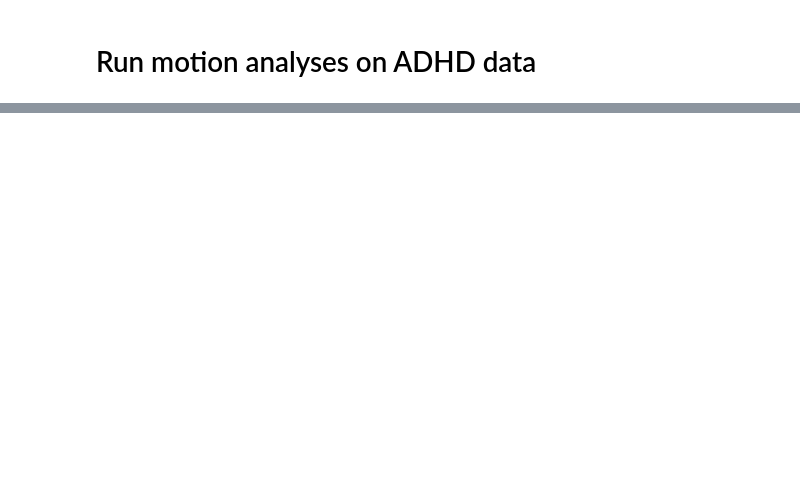
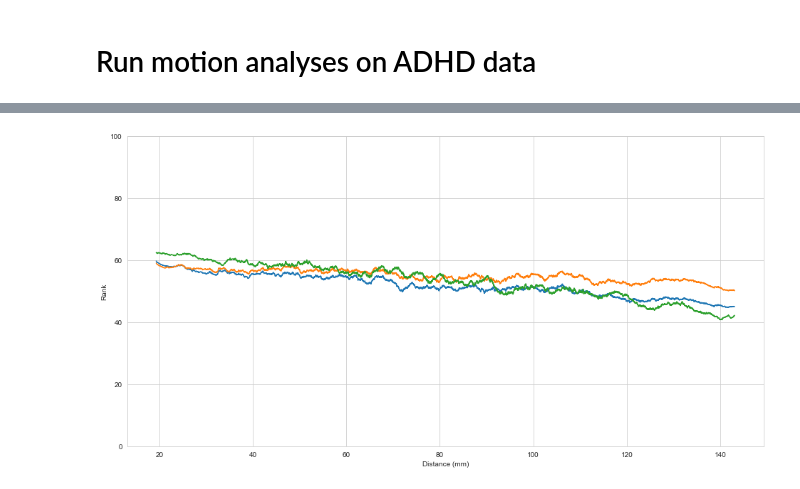
Before and after one commit to ME-ICA/ddmra, a Jupyter notebook: docs/example_analysis.ipynb, the cells around one changed output, grey strips where cells are left out. Saved outputs shown, nothing was run; the diff lists cells and outputs as text; code cells hidden in the pictures; blank space fills up the shorter version.

```diff
--- a/docs/example_analysis.ipynb
+++ b/docs/example_analysis.ipynb
@@ -38,0 +39,3 @@ Wall time: 1min 49s
+# %%
+ranks_df = pd.read_table("results/rank_smoothing_curves.tsv.gz")
+ranks_df
@@ -38,0 +56,19 @@ Wall time: 1min 49s
+# %%
+import matplotlib.pyplot as plt
+import seaborn as sns
+
+
+def rankbased_p(rank, n_iters):
+    p_value = 1 - (rank / n_iters)
+    return p_value
+
+sns.set_style("whitegrid")
+
+fig, ax = plt.subplots(figsize=(16, 8))
+ax.plot(ranks_df["distance"], ranks_df[["qcrsfc", "highlow", "scrubbing"]])
+ax.set_ylim(0, 100)
+ax.set_xlabel("Distance (mm)")
+ax.set_ylabel("Rank")
+fig.show()
+# %% [output]
+[figure, added]
```
Also changed, not shown: parts of 3 cells of this notebook, 6 other files.
